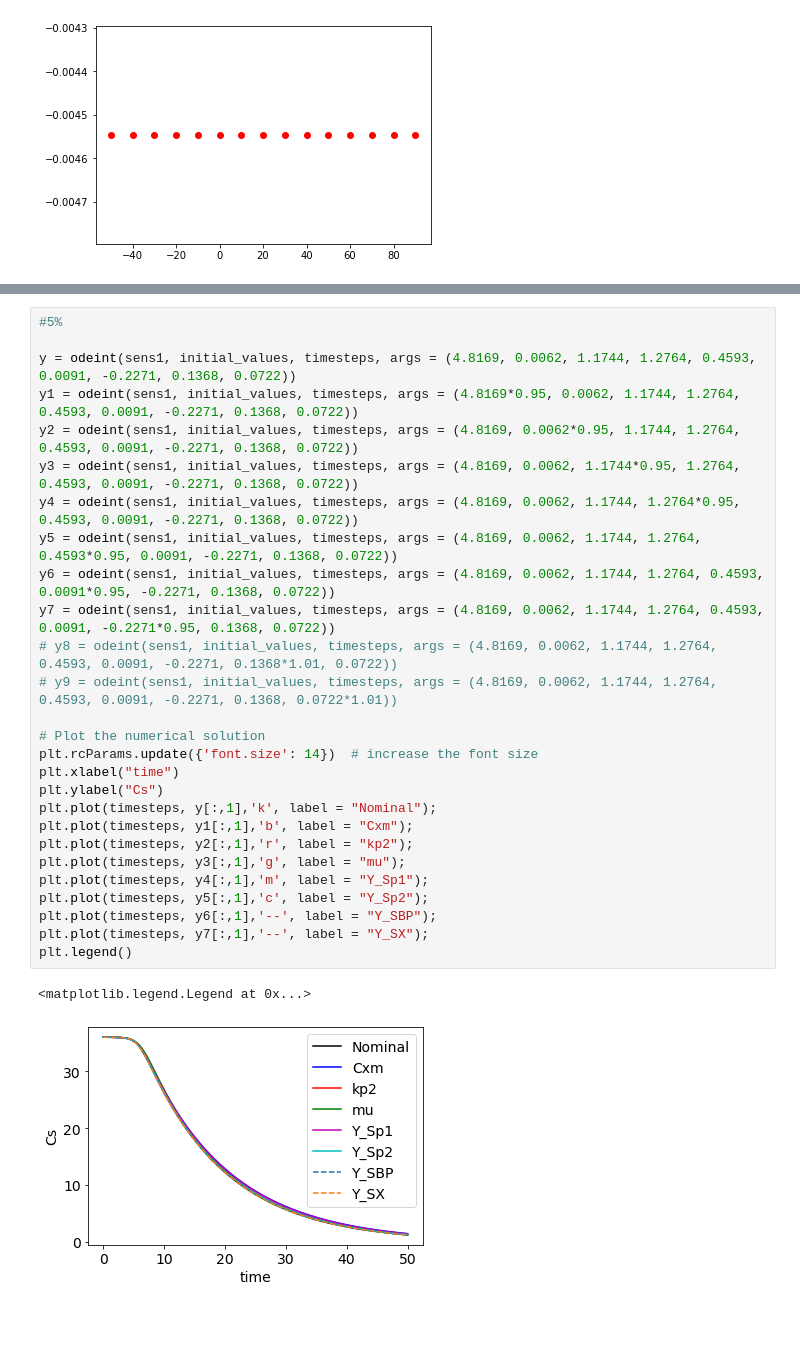
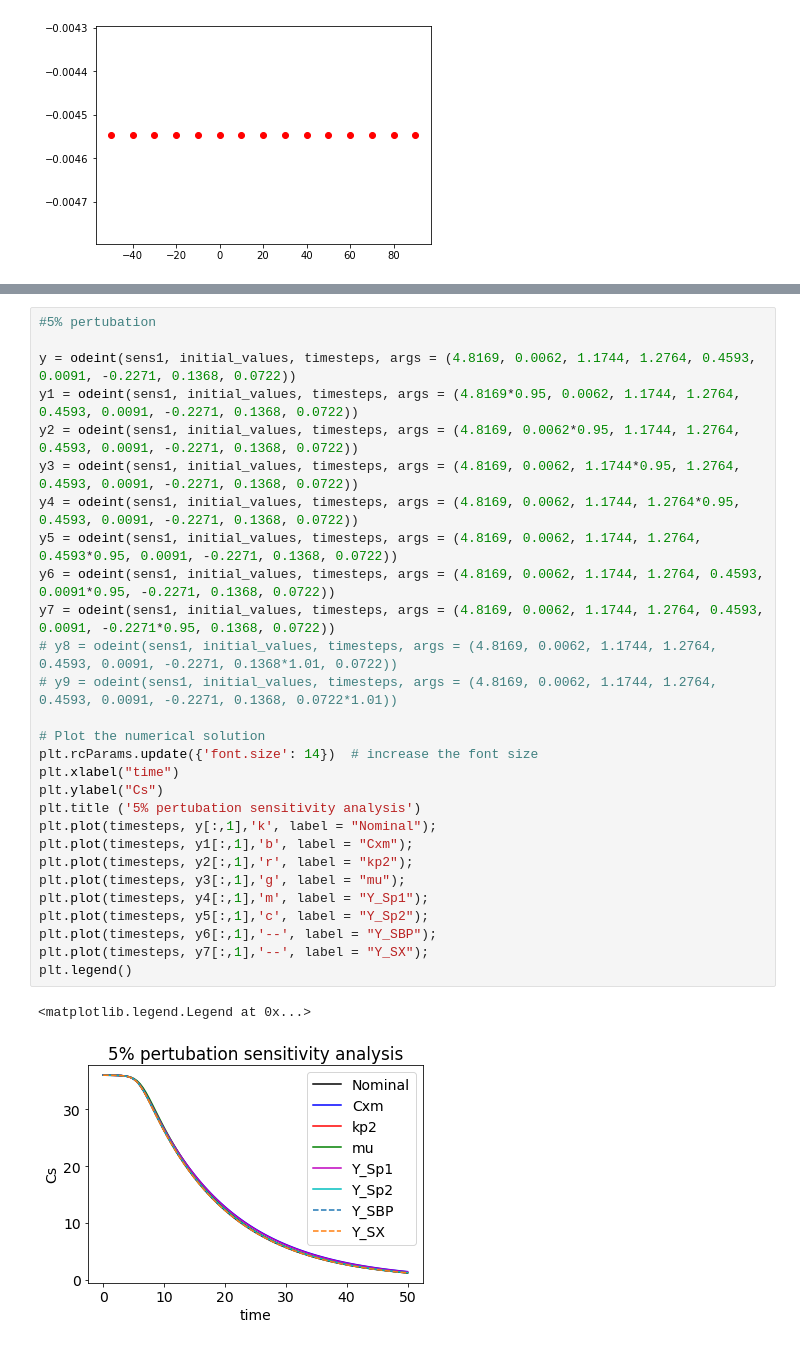
Before and after one commit to Abdulmaleekkona/CHE2241-PROJECT-2, a Jupyter notebook: Abdulmalik_Project2.ipynb, the cells around one changed output, grey strips where cells are left out. Cells and saved outputs as stored; diff of their text form; blank space fills up the shorter version.

```diff
--- a/Abdulmalik_Project2.ipynb
+++ b/Abdulmalik_Project2.ipynb
@@ -327,31 +332,32 @@ plt.legend()
 # %%
-#5%
+#5% pertubation
 
 y = odeint(sens1, initial_values, timesteps, args = (4.8169, 0.0062, 1.1744, 1.2764, 0.4593, 0.0091, -0.2271, 0.1368, 0.0722))
 y1 = odeint(sens1, initial_values, timesteps, args = (4.8169*0.95, 0.0062, 1.1744, 1.2764, 0.4593, 0.0091, -0.2271, 0.1368, 0.0722))
 y2 = odeint(sens1, initial_values, timesteps, args = (4.8169, 0.0062*0.95, 1.1744, 1.2764, 0.4593, 0.0091, -0.2271, 0.1368, 0.0722))
 y3 = odeint(sens1, initial_values, timesteps, args = (4.8169, 0.0062, 1.1744*0.95, 1.2764, 0.4593, 0.0091, -0.2271, 0.1368, 0.0722))
 y4 = odeint(sens1, initial_values, timesteps, args = (4.8169, 0.0062, 1.1744, 1.2764*0.95, 0.4593, 0.0091, -0.2271, 0.1368, 0.0722))
 y5 = odeint(sens1, initial_values, timesteps, args = (4.8169, 0.0062, 1.1744, 1.2764, 0.4593*0.95, 0.0091, -0.2271, 0.1368, 0.0722))
 y6 = odeint(sens1, initial_values, timesteps, args = (4.8169, 0.0062, 1.1744, 1.2764, 0.4593, 0.0091*0.95, -0.2271, 0.1368, 0.0722))
 y7 = odeint(sens1, initial_values, timesteps, args = (4.8169, 0.0062, 1.1744, 1.2764, 0.4593, 0.0091, -0.2271*0.95, 0.1368, 0.0722))
 # y8 = odeint(sens1, initial_values, timesteps, args = (4.8169, 0.0062, 1.1744, 1.2764, 0.4593, 0.0091, -0.2271, 0.1368*1.01, 0.0722))
 # y9 = odeint(sens1, initial_values, timesteps, args = (4.8169, 0.0062, 1.1744, 1.2764, 0.4593, 0.0091, -0.2271, 0.1368, 0.0722*1.01))
 
 # Plot the numerical solution
 plt.rcParams.update({'font.size': 14})  # increase the font size
 plt.xlabel("time")
 plt.ylabel("Cs")
+plt.title ('5% pertubation sensitivity analysis')
 plt.plot(timesteps, y[:,1],'k', label = "Nominal");
 plt.plot(timesteps, y1[:,1],'b', label = "Cxm");
 plt.plot(timesteps, y2[:,1],'r', label = "kp2");
 plt.plot(timesteps, y3[:,1],'g', label = "mu");
 plt.plot(timesteps, y4[:,1],'m', label = "Y_Sp1");
 plt.plot(timesteps, y5[:,1],'c', label = "Y_Sp2");
 plt.plot(timesteps, y6[:,1],'--', label = "Y_SBP");
 plt.plot(timesteps, y7[:,1],'--', label = "Y_SX");
 plt.legend()
 # %% [output]
 <matplotlib.legend.Legend at 0x...>
-[figure, old version]
+[figure, new version]
 # %%
```
Also changed, not shown: parts of 25 cells of this notebook, 13 other files.
